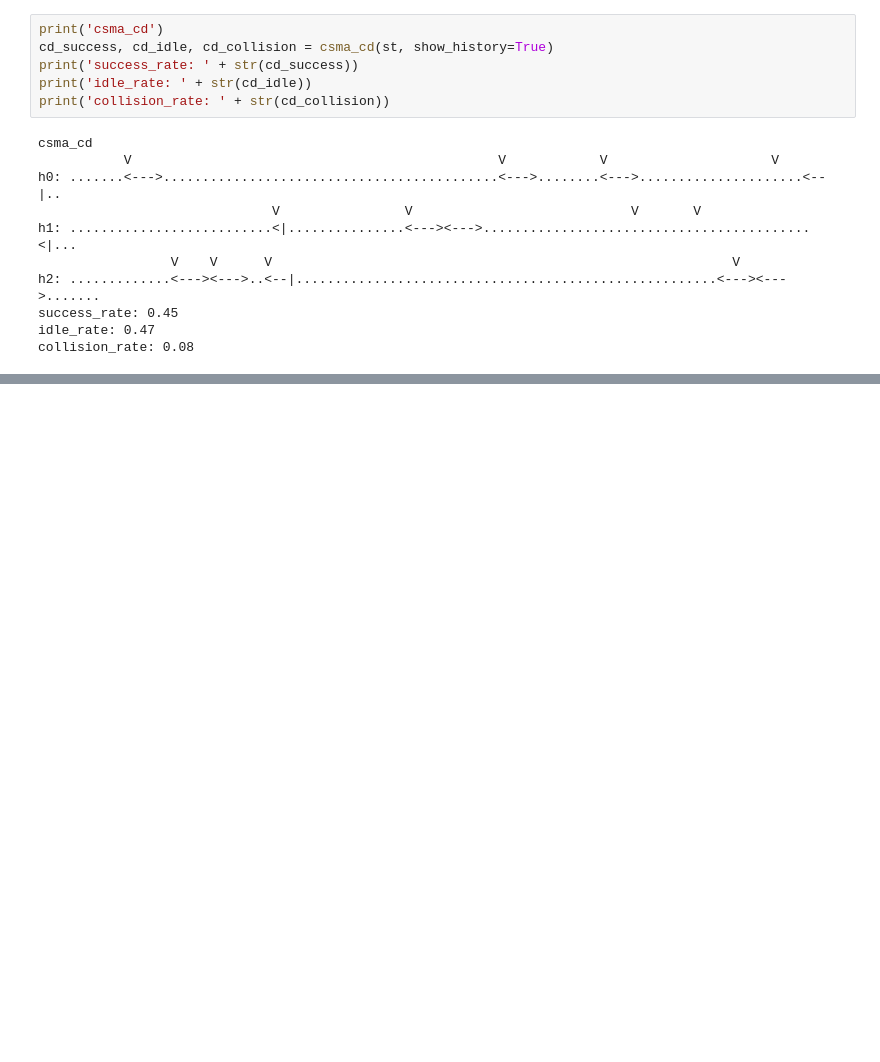
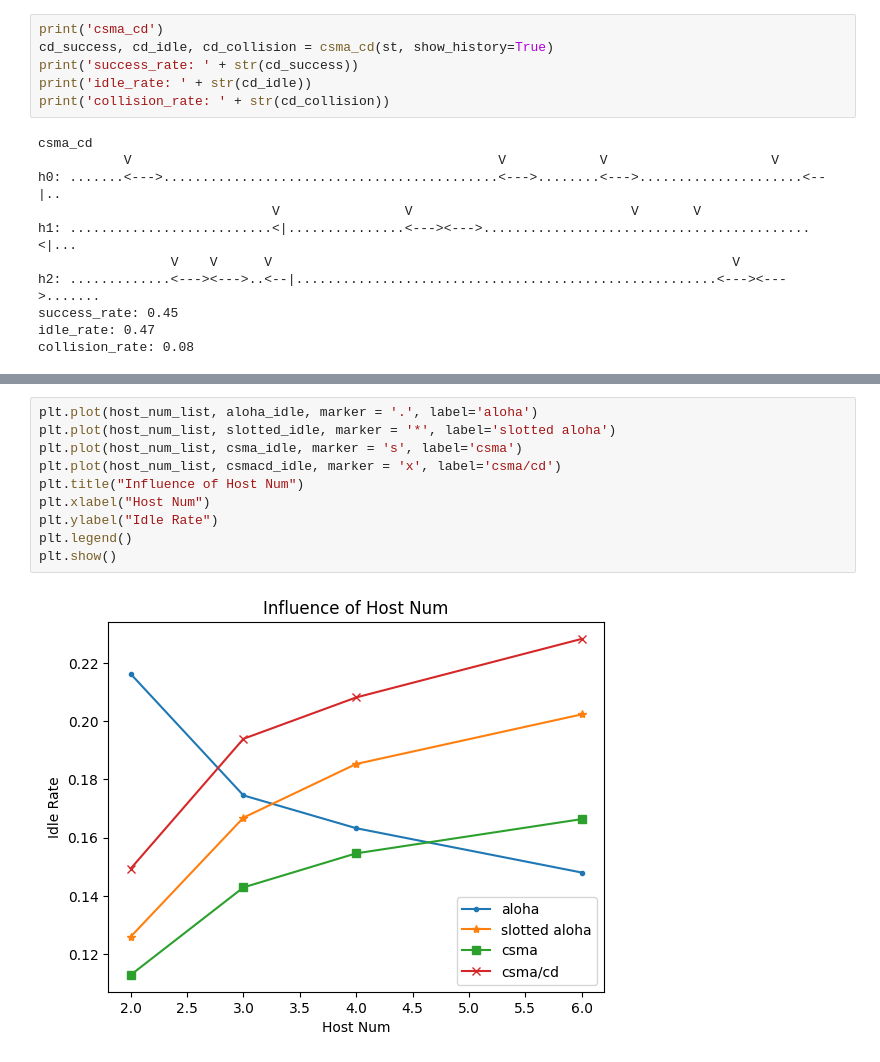
Before and after one commit to lon5948/Network-Systems-Capstone, a Jupyter notebook: hw3/main.ipynb, the cells around one changed output, grey strips where cells are left out. Drawn from its saved outputs; the diff is of its cells as text; blank space fills up the shorter version.

```diff
--- a/hw3/main.ipynb
+++ b/hw3/main.ipynb
@@ -156,0 +268,12 @@ plt.show()
+# %%
+plt.plot(host_num_list, aloha_idle, marker = '.', label='aloha')
+plt.plot(host_num_list, slotted_idle, marker = '*', label='slotted aloha')
+plt.plot(host_num_list, csma_idle, marker = 's', label='csma')
+plt.plot(host_num_list, csmacd_idle, marker = 'x', label='csma/cd')
+plt.title("Influence of Host Num")
+plt.xlabel("Host Num")
+plt.ylabel("Idle Rate")
+plt.legend()
+plt.show()
+# %% [output]
+[figure, added]
```
Also changed, not shown: parts of 36 cells of this notebook, 1 other file.
